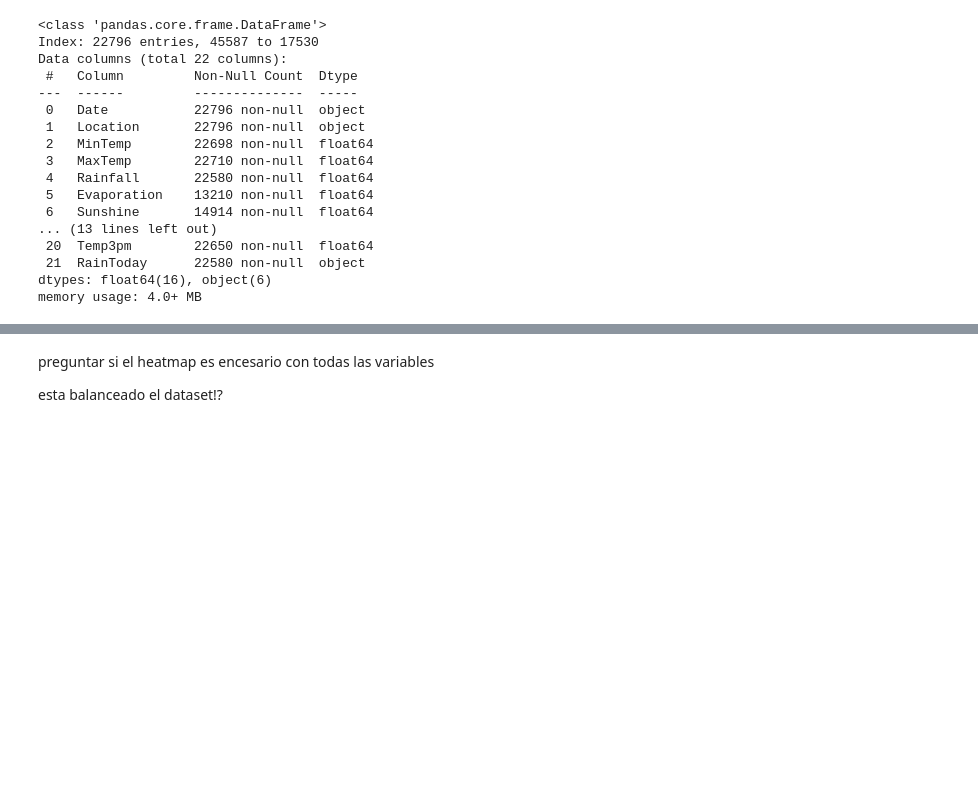
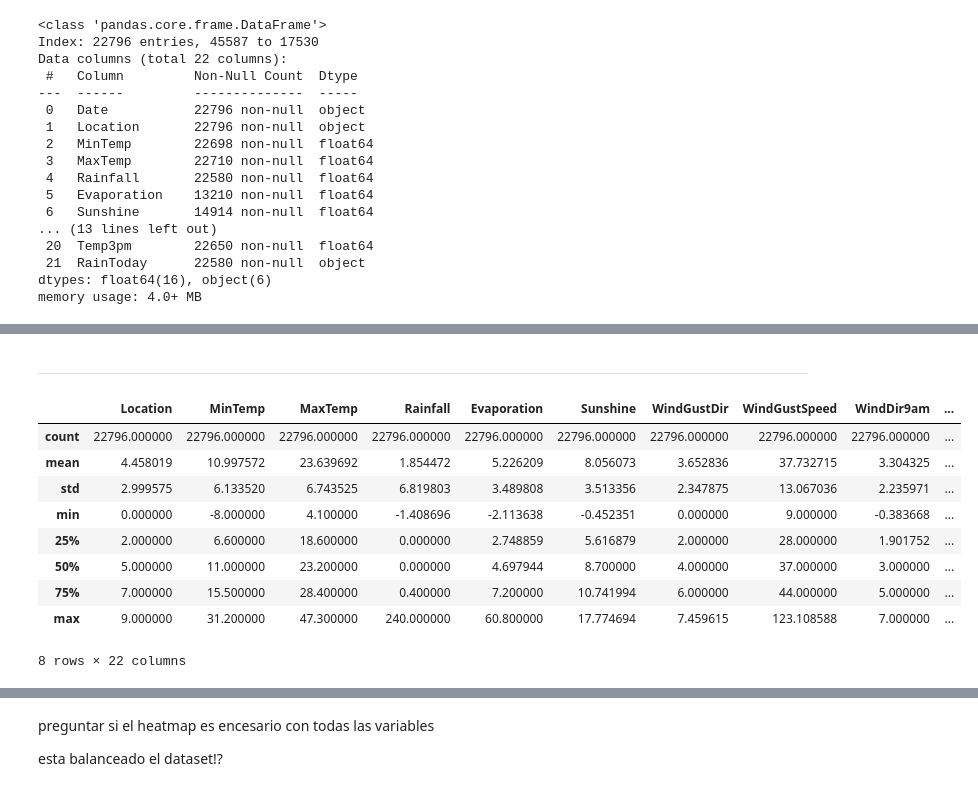
Before and after one commit to nacho-gonz/AA1-TUIA-Gonzalez-Noir, a Jupyter notebook: TP-ClasificacionAA1.ipynb, the cells around one changed output, grey strips where cells are left out. Saved outputs shown, nothing was run; the diff lists cells and outputs as text; code cells hidden in the pictures; blank space fills up the shorter version.

```diff
--- a/TP-ClasificacionAA1.ipynb
+++ b/TP-ClasificacionAA1.ipynb
@@ -262,0 +240,55 @@ x_test_imp_esc_red = redondiar_valores(x_test_imp_esc, variables_a_cambiar)
+# %% [markdown]
+---
+# %%
+puntos_8 = {'NNE': 'NE', 'ENE': 'E', 'ESE': 'SE', 'SSE':'S', 'SSW': 'SW', 'WSW': 'W', 'WNW': 'NW', 'NNW': 'N'}
+
+x_train_modif['WindGustDir'] = x_train_modif['WindGustDir'].replace(puntos_8)
+x_train_modif['WindDir9am'] = x_train_modif['WindDir9am'].replace(puntos_8)
+x_train_modif['WindDir3pm'] = x_train_modif['WindDir3pm'].replace(puntos_8)
+
+x_test['WindGustDir'] = x_test['WindGustDir'].replace(puntos_8)
+x_test['WindDir9am'] = x_test['WindDir9am'].replace(puntos_8)
+x_test['WindDir3pm'] = x_test['WindDir3pm'].replace(puntos_8)
+# %%
+x_train_modif['Date'] = pd.to_datetime(x_train_modif['Date'])
+x_train_modif['week_year'] = x_train_modif['Date'].dt.strftime('%U')
+
+x_test['Date'] = pd.to_datetime(x_test['Date'])
+x_test['week_year'] = x_test['Date'].dt.strftime('%U')
+
+enc = OrdinalEncoder(handle_unknown='use_encoded_value', unknown_value=-1).set_output(transform='pandas')
+
+enc.fit(x_train_modif[['Location', 'WindGustDir', 'WindDir9am', 'WindDir3pm']])
+
+
+x_train_modif[['Location', 'WindGustDir', 'WindDir9am', 'WindDir3pm']] = enc.transform(x_train_modif[['Location', 'WindGustDir', 'WindDir9am', 'WindDir3pm']])
+
+x_test[['Location', 'WindGustDir', 'WindDir9am', 'WindDir3pm']] = enc.transform(x_test[['Location', 'WindGustDir', 'WindDir9am', 'WindDir3pm']])
+
+x_train_modif['week_year'] = x_train_modif['week_year'].astype(int)
+
+
+x_train_modif.drop('Date', axis=1, inplace=True)
+x_test.drop('Date', axis=1, inplace=True)
+# %%
+x_train_codif = pd.get_dummies(data=x_train_modif ,columns=["RainToday"], drop_first=True)
+x_test_codif = pd.get_dummies(data=x_test, columns=["RainToday"], drop_first=True)
+# %%
+reg = LinearRegression()
+
+imp_mean = IterativeImputer(estimator=reg, initial_strategy='median',imputation_order='roman' ,random_state=120931).set_output(transform='pandas')
+x_train_imputer = imp_mean.fit_transform(x_train_codif)
+x_test_imputer = imp_mean.transform(x_test_codif)
+# %%
+x_train_imputer.describe()
+# %% [output]
+|  | Location | MinTemp | MaxTemp | Rainfall | Evaporation | Sunshine | WindGustDir | WindGustSpeed | WindDir9am | ... |
+| count | 22796.000000 | 22796.000000 | 22796.000000 | 22796.000000 | 22796.000000 | 22796.000000 | 22796.000000 | 22796.000000 | 22796.000000 | ... |
+| mean | 4.458019 | 10.997572 | 23.639692 | 1.854472 | 5.226209 | 8.056073 | 3.652836 | 37.732715 | 3.304325 | ... |
+| std | 2.999575 | 6.133520 | 6.743525 | 6.819803 | 3.489808 | 3.513356 | 2.347875 | 13.067036 | 2.235971 | ... |
+| min | 0.000000 | -8.000000 | 4.100000 | -1.408696 | -2.113638 | -0.452351 | 0.000000 | 9.000000 | -0.383668 | ... |
+| 25% | 2.000000 | 6.600000 | 18.600000 | 0.000000 | 2.748859 | 5.616879 | 2.000000 | 28.000000 | 1.901752 | ... |
+| 50% | 5.000000 | 11.000000 | 23.200000 | 0.000000 | 4.697944 | 8.700000 | 4.000000 | 37.000000 | 3.000000 | ... |
+| 75% | 7.000000 | 15.500000 | 28.400000 | 0.400000 | 7.200000 | 10.741994 | 6.000000 | 44.000000 | 5.000000 | ... |
+| max | 9.000000 | 31.200000 | 47.300000 | 240.000000 | 60.800000 | 17.774694 | 7.459615 | 123.108588 | 7.000000 | ... |
+8 rows × 22 columns
```
Also changed, not shown: parts of 37 cells of this notebook.
